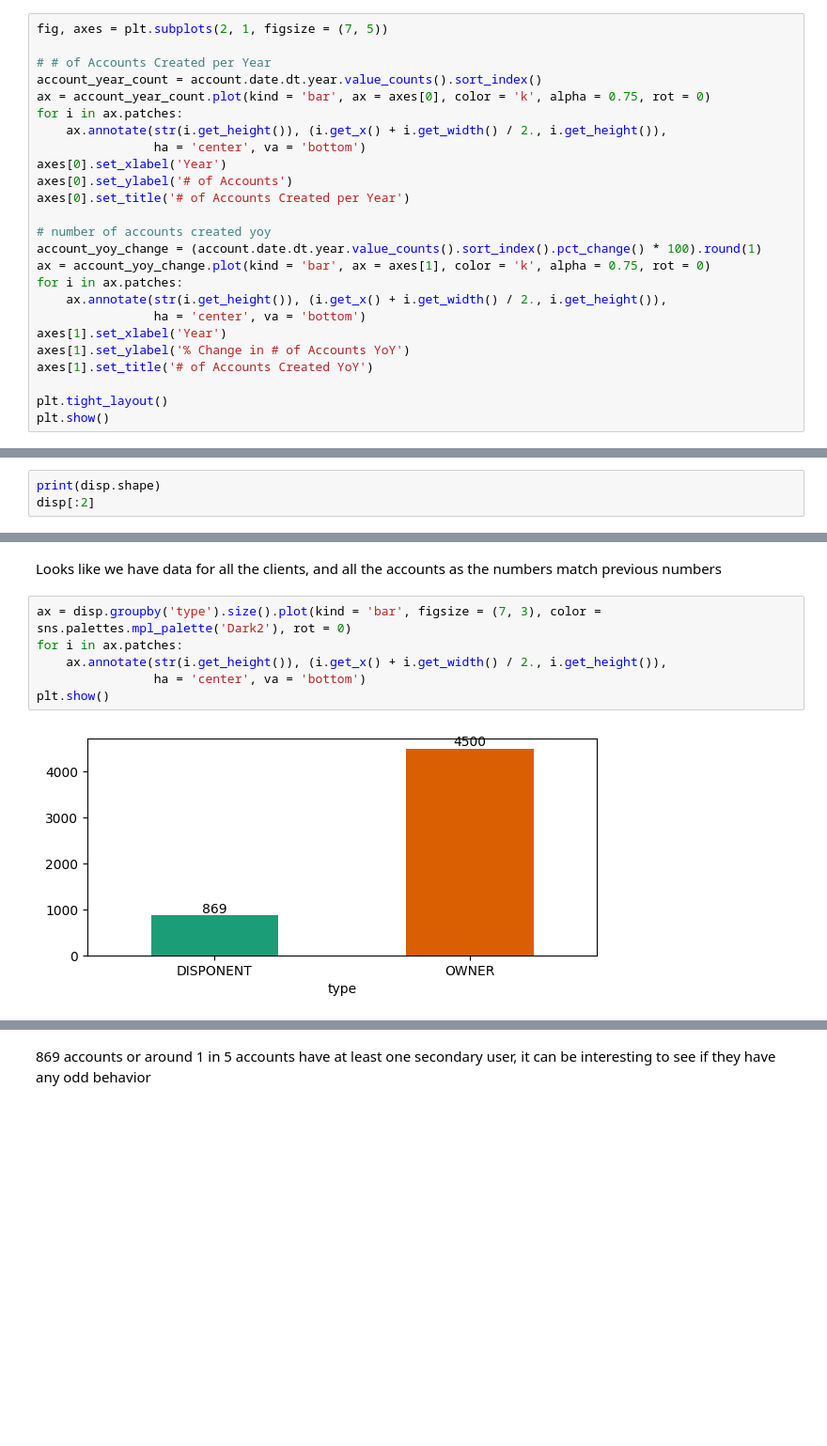
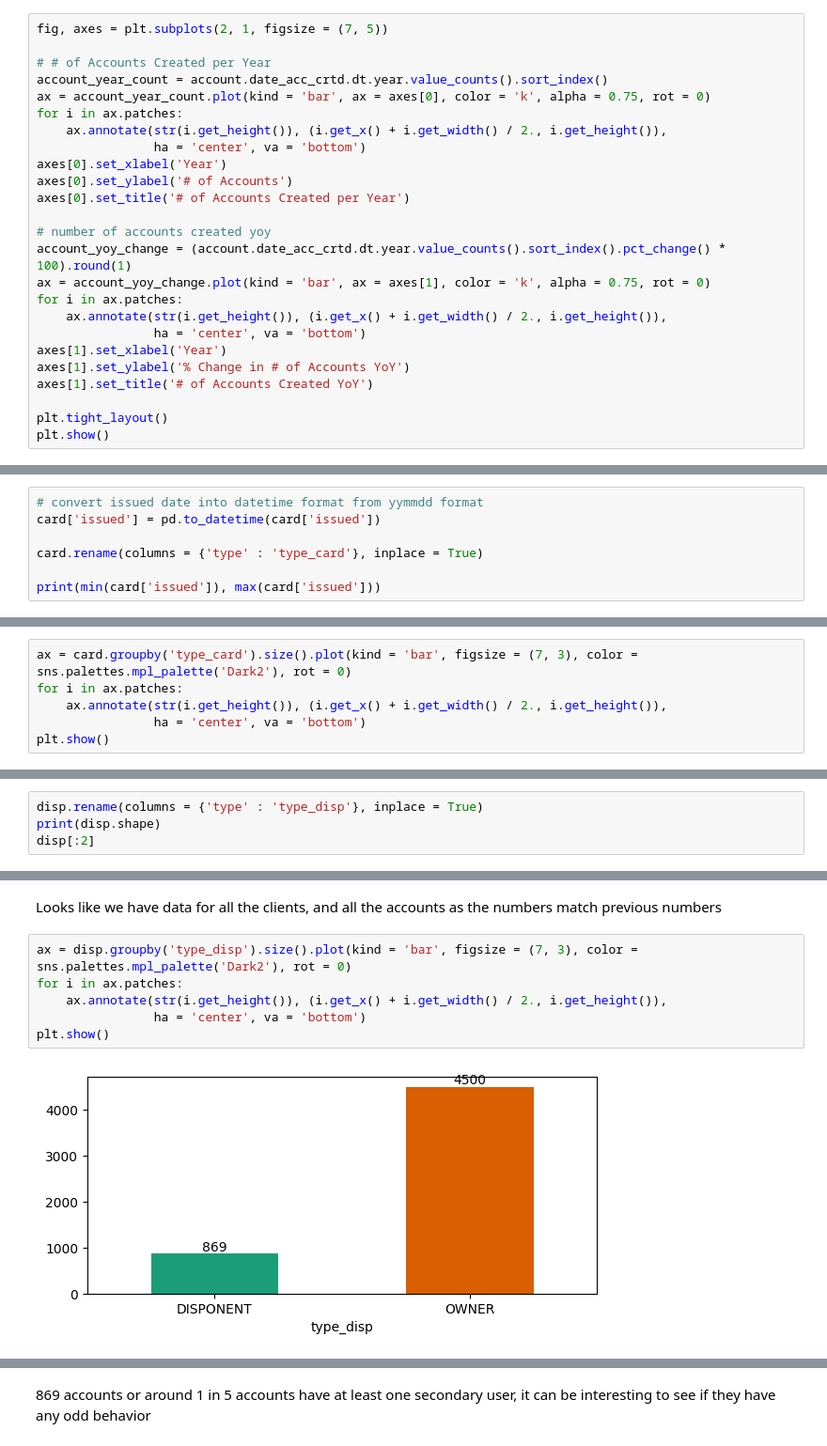
Before and after one commit to Nik8x/Anti_money_Laundering, a Jupyter notebook: Financial_Transactions_Data_Analysis.ipynb, the cells around one changed output, grey strips where cells are left out. Shown at 94% size. Cells and saved outputs as stored; diff of their text form; blank space fills up the shorter version.

```diff
--- a/Financial_Transactions_Data_Analysis.ipynb
+++ b/Financial_Transactions_Data_Analysis.ipynb
@@ -133,7 +134,7 @@ account[:4]
 fig, axes = plt.subplots(2, 1, figsize = (7, 5))
 
 # # of Accounts Created per Year
-account_year_count = account.date.dt.year.value_counts().sort_index()
+account_year_count = account.date_acc_crtd.dt.year.value_counts().sort_index()
 ax = account_year_count.plot(kind = 'bar', ax = axes[0], color = 'k', alpha = 0.75, rot = 0)
 for i in ax.patches:
     ax.annotate(str(i.get_height()), (i.get_x() + i.get_width() / 2., i.get_height()),
@@ -143,7 +144,7 @@ axes[0].set_ylabel('# of Accounts')
 axes[0].set_title('# of Accounts Created per Year')
 
 # number of accounts created yoy
-account_yoy_change = (account.date.dt.year.value_counts().sort_index().pct_change() * 100).round(1)
+account_yoy_change = (account.date_acc_crtd.dt.year.value_counts().sort_index().pct_change() * 100).round(1)
 ax = account_yoy_change.plot(kind = 'bar', ax = axes[1], color = 'k', alpha = 0.75, rot = 0)
 for i in ax.patches:
     ax.annotate(str(i.get_height()), (i.get_x() + i.get_width() / 2., i.get_height()),
@@ -187,0 +199,7 @@ card[:2]
+# %%
+# convert issued date into datetime format from yymmdd format
+card['issued'] = pd.to_datetime(card['issued'])
+
+card.rename(columns = {'type' : 'type_card'}, inplace = True)
+
+print(min(card['issued']), max(card['issued']))
@@ -187,0 +208,6 @@ card[:2]
+# %%
+ax = card.groupby('type_card').size().plot(kind = 'bar', figsize = (7, 3), color = sns.palettes.mpl_palette('Dark2'), rot = 0)
+for i in ax.patches:
+    ax.annotate(str(i.get_height()), (i.get_x() + i.get_width() / 2., i.get_height()),
+                ha = 'center', va = 'bottom')
+plt.show()
@@ -258,6 +290,7 @@ client = client.drop(['age_in_1998', 'age_group'], axis = 1) # dropping columns
 *   account_id:	identification of an account
 *   type:	type of disposition (owner/user), only owner can issue permanent orders and ask for a loan
 # %%
+disp.rename(columns = {'type' : 'type_disp'}, inplace = True)
 print(disp.shape)
 disp[:2]
 # %% [output]
@@ -272,12 +305,12 @@ disp.disp_id.nunique(), disp.client_id.nunique(), disp.account_id.nunique()
 # %% [markdown]
 Looks like we have data for all the clients, and all the accounts as the numbers match previous numbers
 # %%
-ax = disp.groupby('type').size().plot(kind = 'bar', figsize = (7, 3), color = sns.palettes.mpl_palette('Dark2'), rot = 0)
+ax = disp.groupby('type_disp').size().plot(kind = 'bar', figsize = (7, 3), color = sns.palettes.mpl_palette('Dark2'), rot = 0)
 for i in ax.patches:
     ax.annotate(str(i.get_height()), (i.get_x() + i.get_width() / 2., i.get_height()),
                 ha = 'center', va = 'bottom')
 plt.show()
 # %% [output]
-[figure, old version]
+[figure, new version]
 # %%
 # number of account_id with two or more than two type
```
Also changed, not shown: parts of 21 cells of this notebook.
